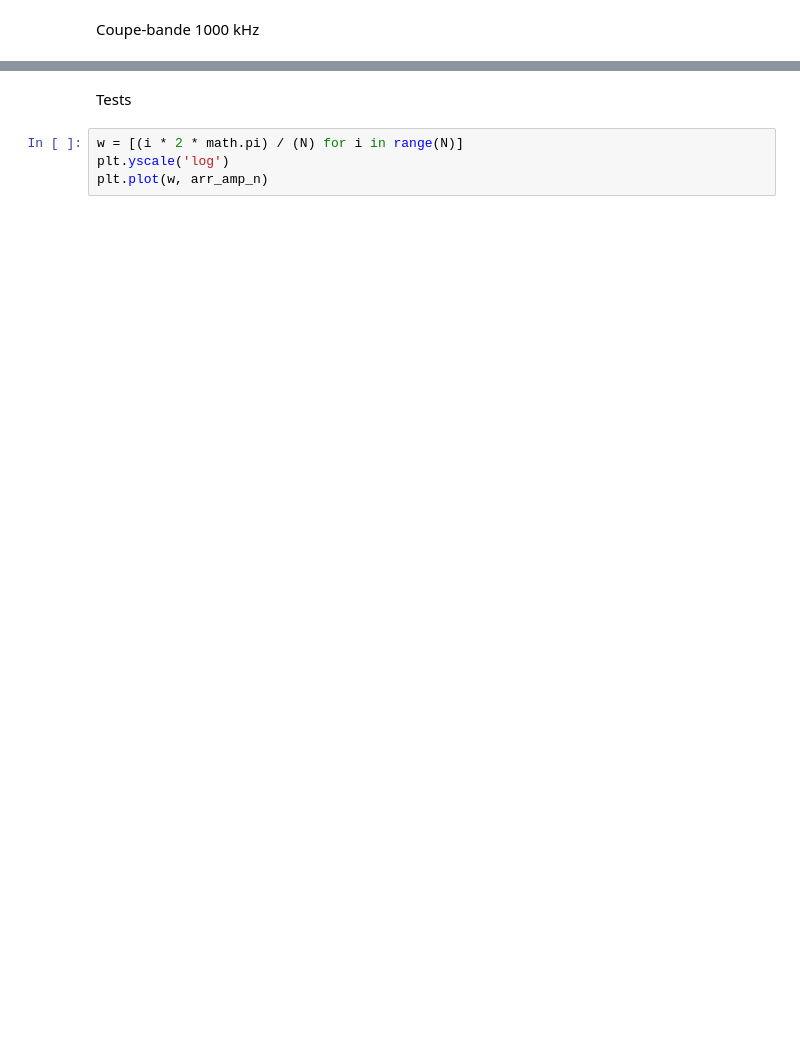
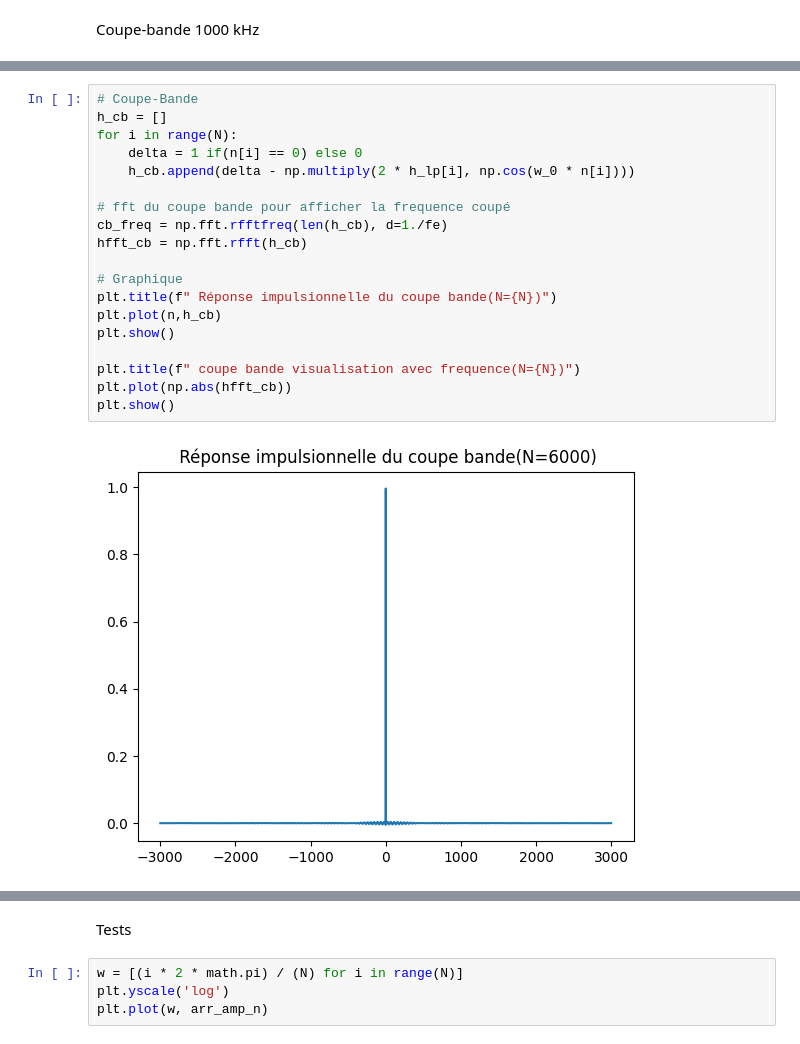
Before and after one commit to jactymilena/APP3_S5, a Jupyter notebook: problematique.ipynb, the cells around one changed output, grey strips where cells are left out. Cells and saved outputs as stored; diff of their text form; blank space fills up the shorter version.

Commit message:
Coupe-bande WORK

```diff
--- a/problematique.ipynb
+++ b/problematique.ipynb
@@ -266,0 +208,21 @@ plt.show()
+# %%
+# Coupe-Bande
+h_cb = []
+for i in range(N):
+    delta = 1 if(n[i] == 0) else 0
+    h_cb.append(delta - np.multiply(2 * h_lp[i], np.cos(w_0 * n[i])))
+
+# fft du coupe bande pour afficher la frequence coupé
+cb_freq = np.fft.rfftfreq(len(h_cb), d=1./fe)
+hfft_cb = np.fft.rfft(h_cb)
+
+# Graphique
+plt.title(f" Réponse impulsionnelle du coupe bande(N={N})")
+plt.plot(n,h_cb)
+plt.show()
+
+plt.title(f" coupe bande visualisation avec frequence(N={N})")
+plt.plot(np.abs(hfft_cb))
+plt.show()
+# %% [output]
+[figure, added]
```
Also changed, not shown: parts of 14 cells of this notebook.
